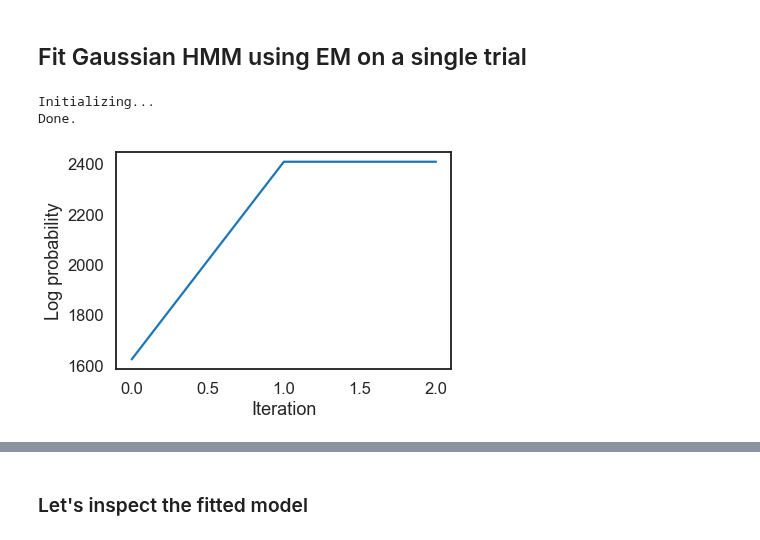
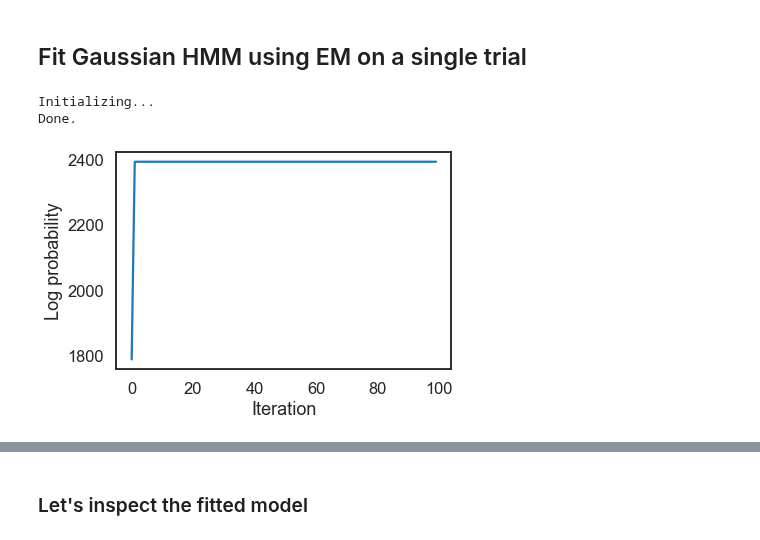
Before and after one commit to lindermanlab/ssm-jax, a Jupyter notebook: notebooks/gaussian-hmm-example.ipynb, the cells around one changed output, grey strips where cells are left out. Drawn from its saved outputs; the diff is of its cells as text; code cells hidden in the pictures.

```diff
--- a/notebooks/gaussian-hmm-example.ipynb
+++ b/notebooks/gaussian-hmm-example.ipynb
@@ -142,14 +142,14 @@ test_hmm = GaussianHMM(
     seed=seed)
 # %%
 # fit the model using EM (for Gaussian HMM, we can perform exact EM)
-log_probs, fitted_hmm, posterior = test_hmm.fit(data, method="em", tol=1e-5)
+log_probs, fitted_hmm, posterior = test_hmm.fit(data, method="em", tol=-1)# tol=1e-5)
 
 # plot the marginal log probability of the data as a function of number of fit steps
 plt.plot(log_probs)
 plt.ylabel("Log probability")
 plt.xlabel("Iteration")
 plt.show()
 # %% [output]
 Initializing...
 Done.
-[figure, old version]
+[figure, new version]
```
Also changed, not shown: parts of 4 cells of this notebook, 9 other files.
